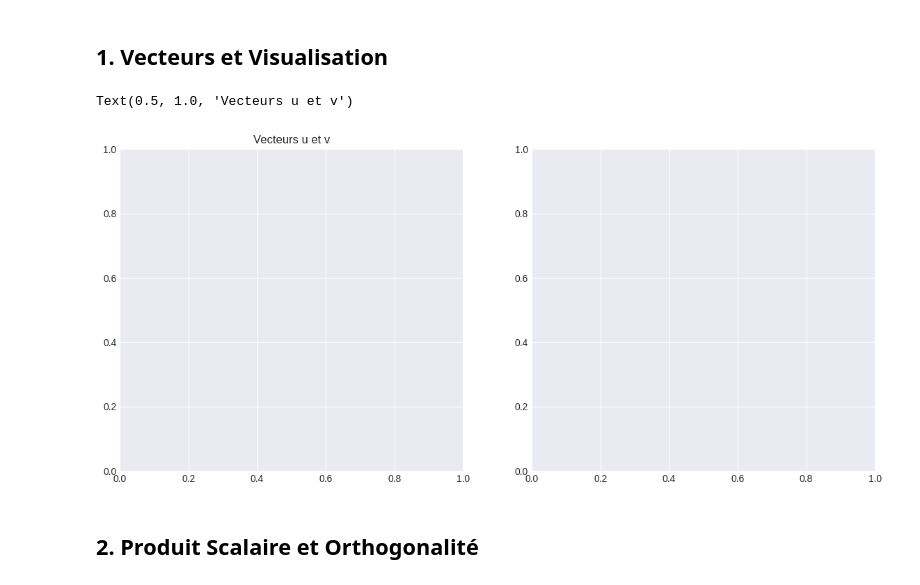
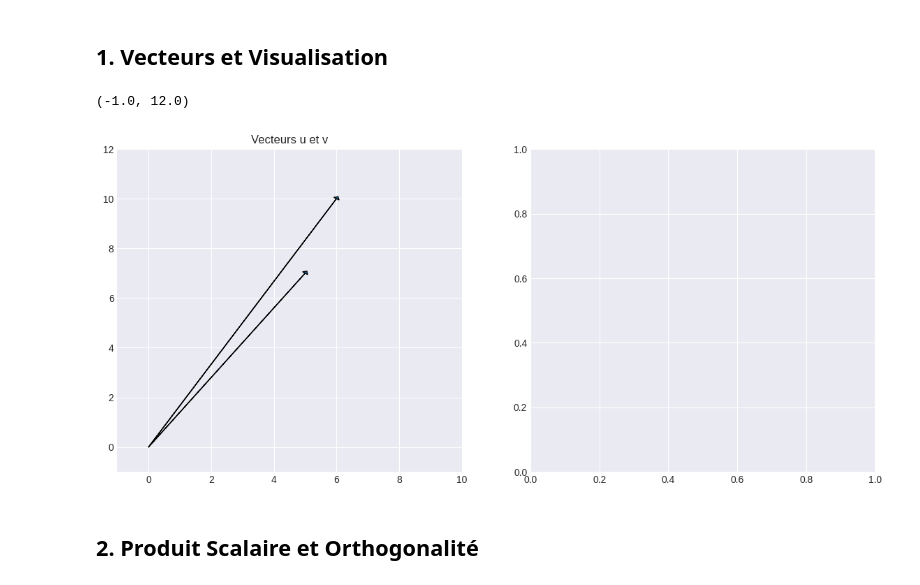
Before and after one commit to PETITLION/FRST_FDS_2025, a Jupyter notebook: Exercice_serie_1/calcul_Mod0_algebre_lineaire_exo.ipynb, the cells around one changed output. Cells and saved outputs as stored; diff of their text form; code cells hidden in the pictures.

```diff
--- a/Exercice_serie_1/calcul_Mod0_algebre_lineaire_exo.ipynb
+++ b/Exercice_serie_1/calcul_Mod0_algebre_lineaire_exo.ipynb
@@ -18,20 +18,24 @@ plt.rcParams['figure.figsize'] = (12, 6)
 # %%
 # Visualisation de vecteurs en 2D
 fig, axes = plt.subplots(1, 2, figsize=(14, 6))
 # Vecteurs# TODO: Définir le vecteur u = [5,7]
 u = np.array([5, 7])
 # TODO: Définir le vecteur v = [6, 10]
 v = np.array([6, 10])
 # TODO: Calculer la somme w = u + v
 w = u + v
 # TODO: Calculer la différence w = u - v
 w = u - v
 # Plot 1: Vecteurs individuels
 axes[0].set_title('Vecteurs u et v')
+axes[0].arrow(0, 0, u[0], u[1], head_width=0.2, head_length=0.1)
+axes[0].arrow(0, 0, v[0], v[1], head_width=0.2, head_length=0.1)
+axes[0].set_xlim([-1, 10])
+axes[0].set_ylim([-1, 12])
 # ... (Le code de visualisation est laissé pour aider l'étudiant, mais il doit définir les vecteurs)
 # %% [output]
-Text(0.5, 1.0, 'Vecteurs u et v')
+(-1.0, 12.0)
-[figure, old version]
+[figure, new version]
 # %% [markdown]
 ## 2. Produit Scalaire et Orthogonalité
 # %%
```
Also changed, not shown: parts of 4 cells of this notebook.
